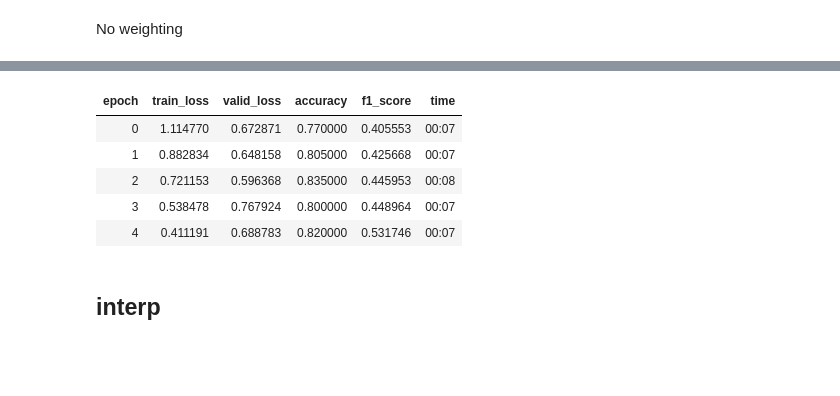
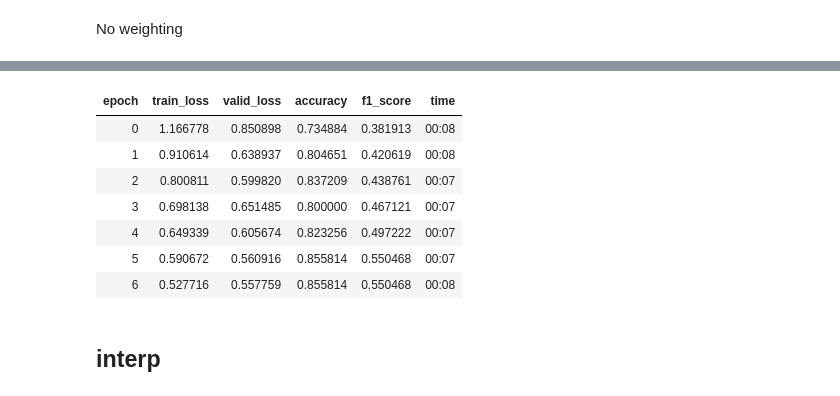
Before and after one commit to tezike/Hasoc, a Jupyter notebook: nbs/main.ipynb, the cells around one changed output, grey strips where cells are left out. Saved outputs shown, nothing was run; the diff lists cells and outputs as text; code cells hidden in the pictures; blank space fills up the shorter version.

```diff
--- a/nbs/main.ipynb
+++ b/nbs/main.ipynb
@@ -22,5 +21,4 @@ MODEL_NAME = 'bert-base-uncased'
 MAX_SEQ_LEN = 72
 device = torch.device('cuda') if torch.cuda.is_available() else torch.device('cpu')
 # %%
-#export
-df = pd.read_csv(os.path.join('../data', 'en_task_a', 'hasoc_2020_en_train_new.csv'), sep='\t')
+df = pd.read_csv(os.path.join('..', 'data', 'fold_df'))
@@ -64,8 +48,6 @@ Name: task2, dtype: int64
 # %%
 #export
 df.tweet_id = df.tweet_id.astype('int').astype('str')
-# %%
-df = df[:1000]
 # %%
 #export
 bert_tokenizer = transformers.BertTokenizer.from_pretrained(
@@ -85,8 +67,8 @@ custom_tokenizer = Tokenizer.from_df(text_cols='text', tok=utils.HFTokenizer(tok
 #export
 tfms = [attrgetter('text'), custom_tokenizer, Numericalize(vocab=bert2fastai_vocab), utils.Add_Special_Cls(tokenizer=bert_tokenizer)]
 # %%
-# fold = 1
-# splits = IndexSplitter(list(df.query(f'kfold_task1 == {fold}').index))(df)
+fold = 0
+splits = IndexSplitter(list(df.query(f'kfold_task1 == {fold}').index))(df)
 # %%
-#export
-splits = RandomSplitter()(df)
+#hide
+splits
@@ -170,15 +157,18 @@ SuggestedLRs(lr_min=0.00014454397605732084, lr_steep=1.737800812406931e-05)
 # %%
 #export
-lr = 3e-4
+lr = 4e-4
 
-learn.fit_one_cycle(5, lr, moms=(0.8,0.7,0.8), wd=0.1)
+# learn.fit_one_cycle(7, lr, moms=(0.8,0.7,0.8), wd=0.1)
+learn.fit_one_cycle(7, lr)
 # %% [output]
 | epoch | train_loss | valid_loss | accuracy | f1_score | time |
-| 0 | 1.114770 | 0.672871 | 0.770000 | 0.405553 | 00:07 |
-| 1 | 0.882834 | 0.648158 | 0.805000 | 0.425668 | 00:07 |
-| 2 | 0.721153 | 0.596368 | 0.835000 | 0.445953 | 00:08 |
-| 3 | 0.538478 | 0.767924 | 0.800000 | 0.448964 | 00:07 |
-| 4 | 0.411191 | 0.688783 | 0.820000 | 0.531746 | 00:07 |
+| 0 | 1.166778 | 0.850898 | 0.734884 | 0.381913 | 00:08 |
+| 1 | 0.910614 | 0.638937 | 0.804651 | 0.420619 | 00:08 |
+| 2 | 0.800811 | 0.599820 | 0.837209 | 0.438761 | 00:07 |
+| 3 | 0.698138 | 0.651485 | 0.800000 | 0.467121 | 00:07 |
+| 4 | 0.649339 | 0.605674 | 0.823256 | 0.497222 | 00:07 |
+| 5 | 0.590672 | 0.560916 | 0.855814 | 0.550468 | 00:07 |
+| 6 | 0.527716 | 0.557759 | 0.855814 | 0.550468 | 00:08 |
 # %%
 #export
 learn.export(os.path.join('models', 'task2.pkl'))
```
Also changed, not shown: parts of 13 cells of this notebook, 1 other file.
